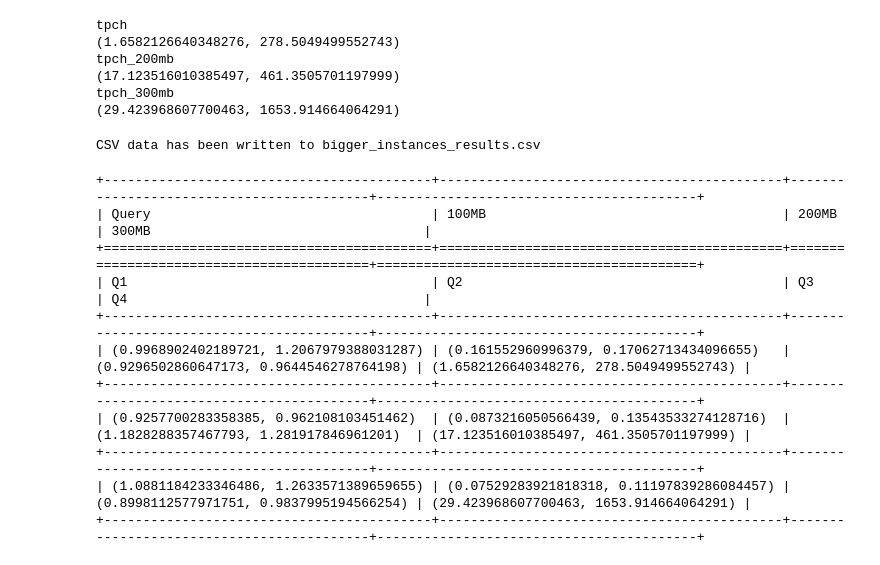
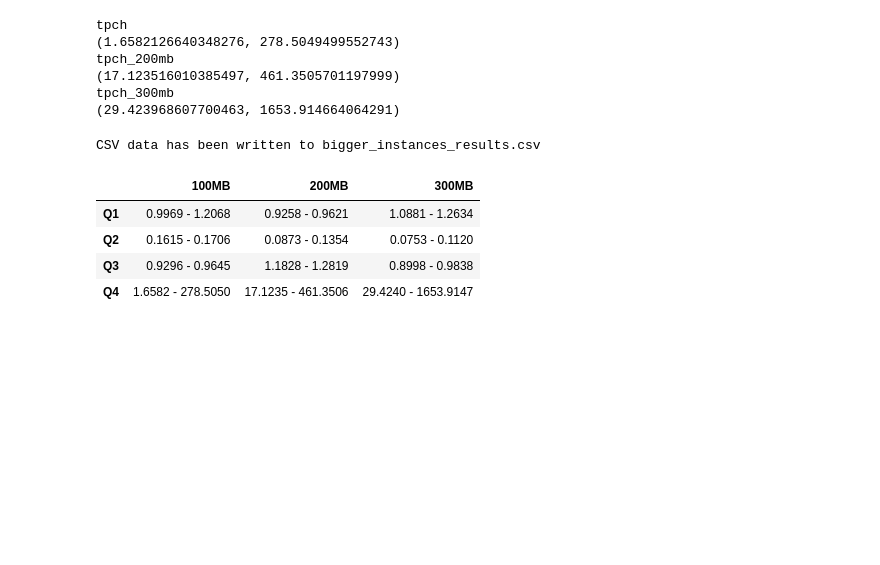
Before and after one commit to AdithyaViswanathan1/CS6360-Paper-Implementation, a Jupyter notebook: bigger_instances.ipynb, the cells around one changed output. Drawn from its saved outputs; the diff is of its cells as text; code cells hidden in the pictures; blank space fills up the shorter version.

```diff
--- a/bigger_instances.ipynb
+++ b/bigger_instances.ipynb
@@ -189,31 +190,39 @@ with open(path, "w", newline="") as csv_file:
 print("CSV data has been written to", path)
 # %% [output]
 CSV data has been written to bigger_instances_results.csv
-# %%
-from tabulate import tabulate
-
-# Specify the file path from which you want to read the CSV data
-file_path = "bigger_instances_results.csv"
-
-# Read data from the CSV file
-with open(file_path, newline='') as csvfile:
-    reader = csv.reader(csvfile)
-    # Assuming the first row contains the header
-    header = next(reader)
-    # Read the remaining rows as data
-    data = [row for row in reader]
-
-# Print the data as a nice table
-print(tabulate(data, headers=header, tablefmt='grid'))
-# %% [output]
-+------------------------------------------+--------------------------------------------+------------------------------------------+-----------------------------------------+
-| Query                                    | 100MB                                      | 200MB                                    | 300MB                                   |
-+==========================================+============================================+==========================================+=========================================+
-| Q1                                       | Q2                                         | Q3                                       | Q4                                      |
-+------------------------------------------+--------------------------------------------+------------------------------------------+-----------------------------------------+
-| (0.9968902402189721, 1.2067979388031287) | (0.161552960996379, 0.17062713434096655)   | (0.9296502860647173, 0.9644546278764198) | (1.6582126640348276, 278.5049499552743) |
-+------------------------------------------+--------------------------------------------+------------------------------------------+-----------------------------------------+
-| (0.9257700283358385, 0.962108103451462)  | (0.0873216050566439, 0.13543533274128716)  | (1.1828288357467793, 1.281917846961201)  | (17.123516010385497, 461.3505701197999) |
-+------------------------------------------+--------------------------------------------+------------------------------------------+-----------------------------------------+
-| (1.0881184233346486, 1.2633571389659655) | (0.07529283921818318, 0.11197839286084457) | (0.8998112577971751, 0.9837995194566254) | (29.423968607700463, 1653.914664064291) |
-+------------------------------------------+--------------------------------------------+------------------------------------------+-----------------------------------------+
+# %%
+import ast
+file_path = "bigger_instances_results.csv"
+header_row = ['100MB', '200MB', '300MB']
+custom_index = ['Q1', 'Q2', 'Q3', 'Q4']
+
+# Read the CSV file into a DataFrame
+df = pd.read_csv(file_path, header=None)
+
+# Transpose the DataFrame and add custom indices
+df_transposed = df.T
+df_transposed.columns = header_row
+df_transposed.index = custom_index
+
+def str_to_tuple(s):
+    return ast.literal_eval(s)
+
+df_converted = df_transposed.applymap(str_to_tuple)
+
+def round_tuple(t):
+    return tuple(round(value, 5) for value in t)
+
+df_rounded = df_converted.applymap(round_tuple)
+
+def format_tuple(t):
+    return "{:.4f} - {:.4f}".format(t[0], t[1])
+
+df_formatted = df_rounded.applymap(format_tuple)
+
+df_formatted.head()
+# %% [output]
+|  | 100MB | 200MB | 300MB |
+| Q1 | 0.9969 - 1.2068 | 0.9258 - 0.9621 | 1.0881 - 1.2634 |
+| Q2 | 0.1615 - 0.1706 | 0.0873 - 0.1354 | 0.0753 - 0.1120 |
+| Q3 | 0.9296 - 0.9645 | 1.1828 - 1.2819 | 0.8998 - 0.9838 |
+| Q4 | 1.6582 - 278.5050 | 17.1235 - 461.3506 | 29.4240 - 1653.9147 |
```
Also changed, not shown: parts of 3 cells of this notebook, 2 other files.
